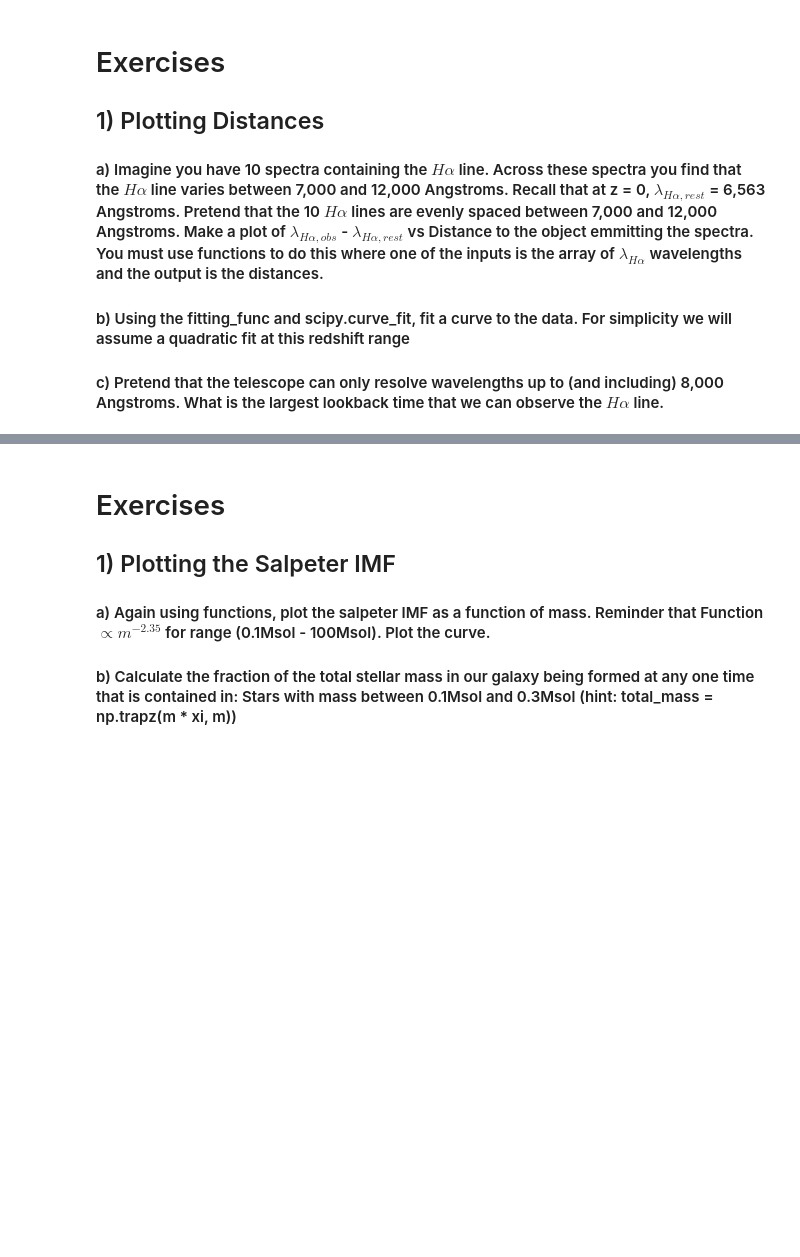
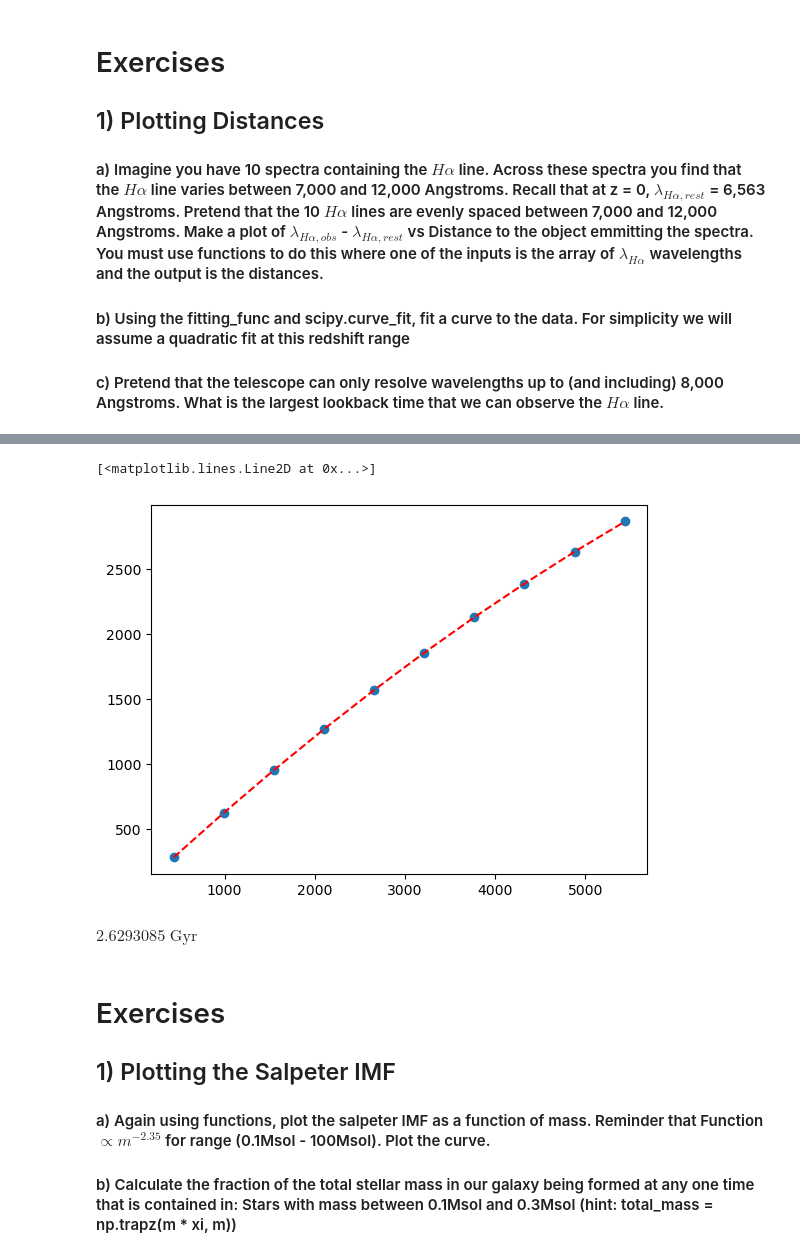
Before and after one commit to louiseholland02-maker/PHYS3116-Tutorials, a Jupyter notebook: Week5/week_05.ipynb, the cells around one changed output, grey strips where cells are left out. Drawn from its saved outputs; the diff is of its cells as text; code cells hidden in the pictures; blank space fills up the shorter version.

```diff
--- a/Week5/week_05.ipynb
+++ b/Week5/week_05.ipynb
@@ -143,11 +211,27 @@ lambda_obs_array =
 # %%
 # 1b)
 
 # popt returns values of a, b used in the fitting_func. pcov is the covariance (error) matrix on the a, b values
+def quad(x, a, b, c):
+    return a*x**2 + b*x + c
+popt, pcov = curve_fit(quad, dlambda, d)
+
+yfit = quad(dlambda, *popt)
+plt.scatter(dlambda, d)
+plt.plot(dlambda, yfit, c="r", ls="--")
+# %% [output]
+[<matplotlib.lines.Line2D at 0x...>]
+[figure, added]
 # %%
 # plot the data and best fit
 # %%
 # 1c)
+l = 8000 - lambda_rest
+z = l/lambda_rest
+
+cosmo.age(0) - cosmo.age(z)
+# %% [output]
+$2.6293085 \; \mathrm{Gyr}$
 # %% [markdown]
 # Exercises
 
```
Also changed, not shown: parts of 20 cells of this notebook.
